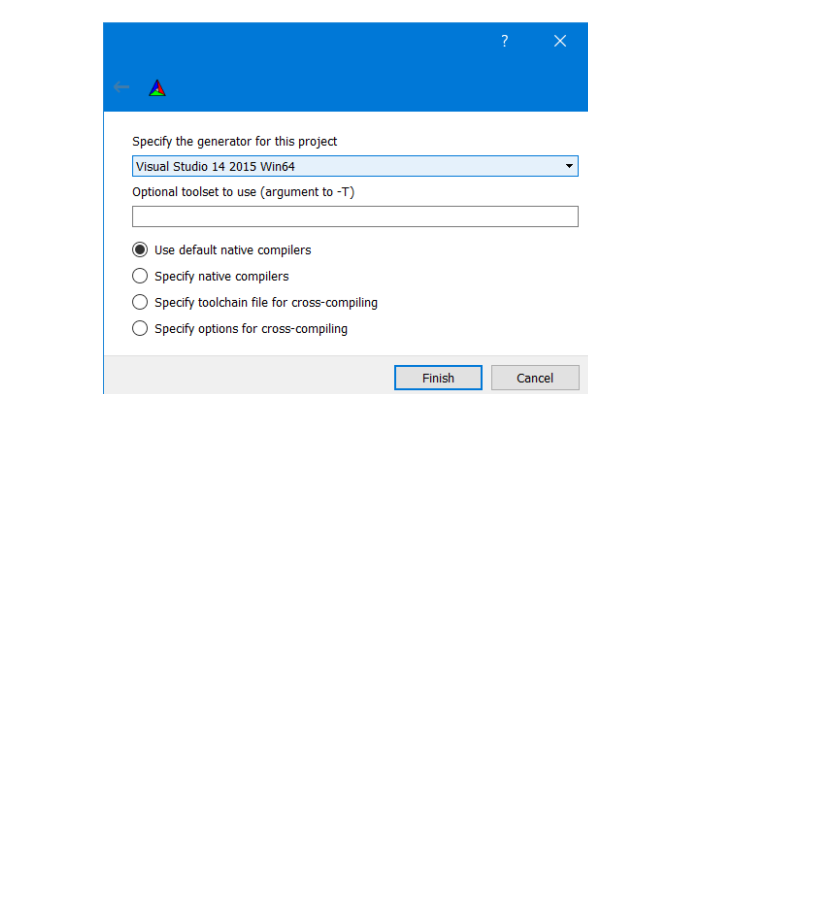
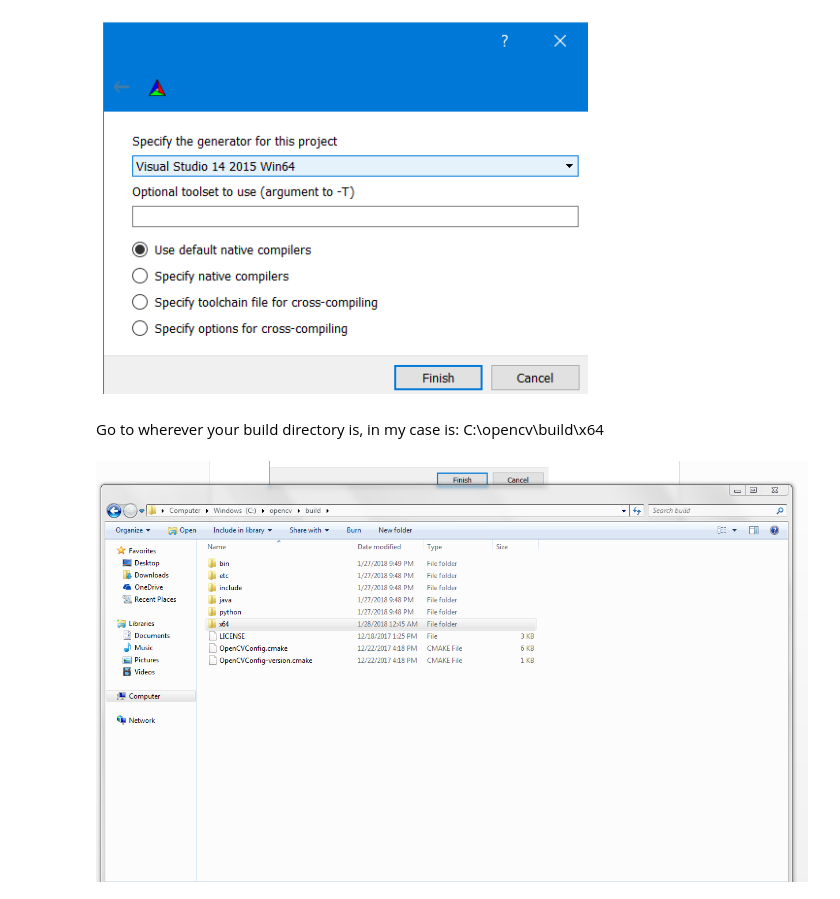
Before and after one commit to cesco345/OpenCV-on-Windows-from-Command-Line, a Jupyter notebook: tutorial1_windows.ipynb, the cells around one changed output. Drawn from its saved outputs; the diff is of its cells as text; code cells hidden in the pictures; blank space fills up the shorter version.

```diff
--- a/tutorial1_windows.ipynb
+++ b/tutorial1_windows.ipynb
@@ -108,3 +108,10 @@ Image("image16.png")
 Image("image17.png")
 # %% [output]
 [figure]
+# %% [markdown]
+Go to wherever your build directory is, in my case is:
+C:\opencv\build\x64
+# %%
+Image("image18.png")
+# %% [output]
+[figure, added]
```
Also changed, not shown: parts of 9 cells of this notebook.
